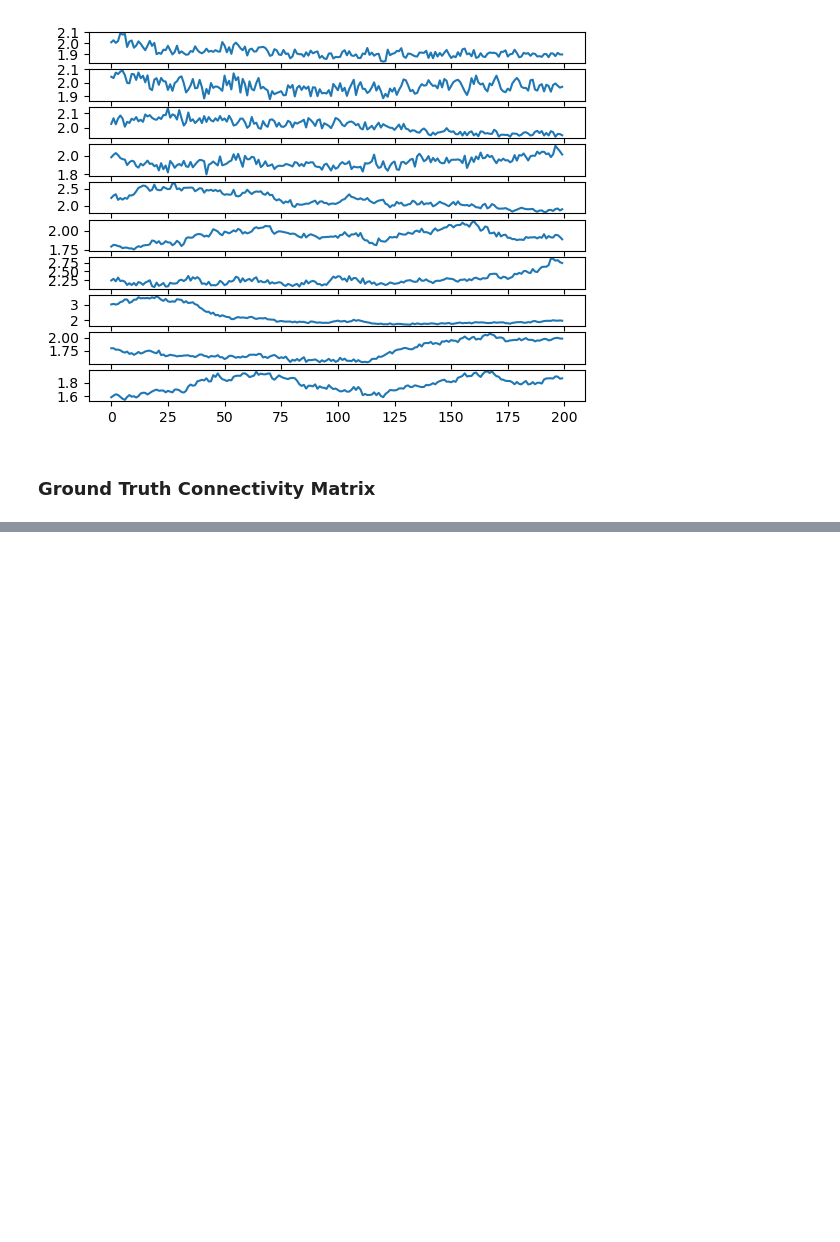
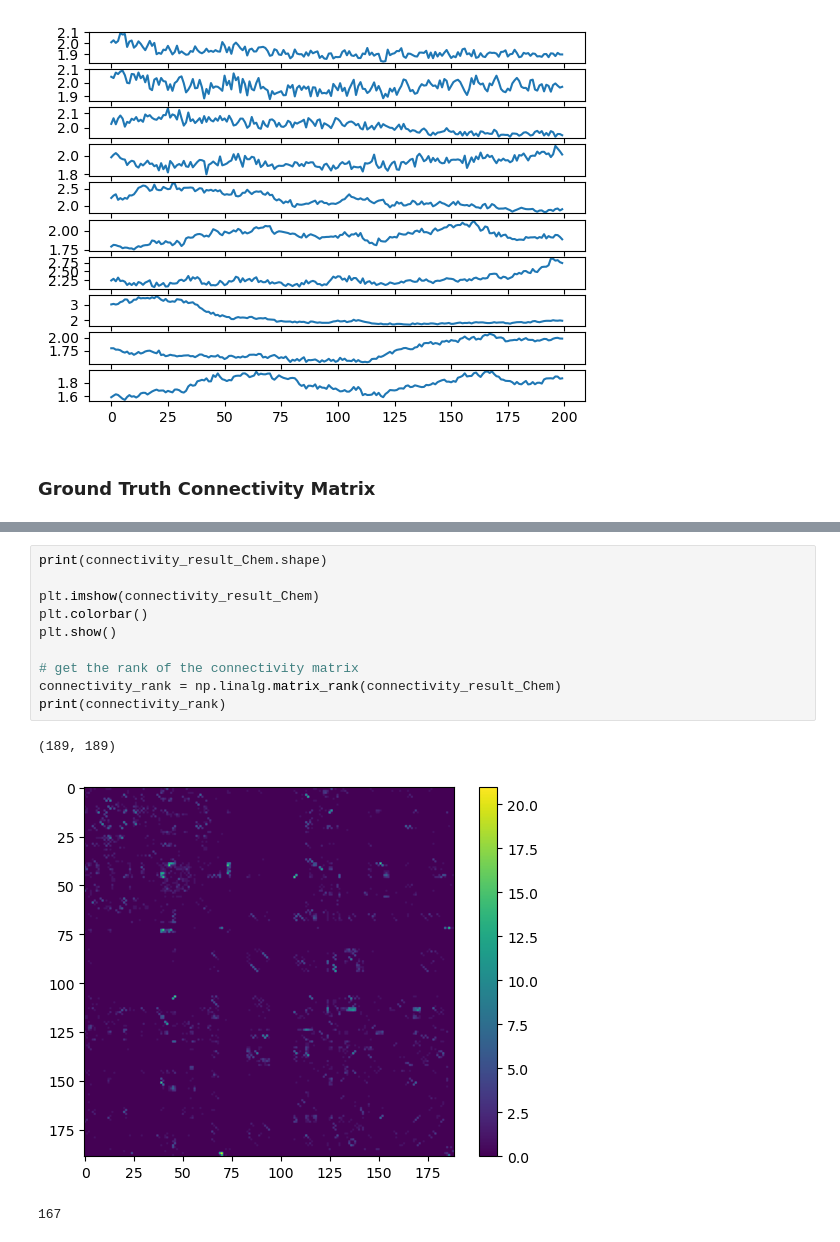
Before and after one commit to wuweizhang0723/func2graph, a Jupyter notebook: notebook/check_data/c_elegans_data.ipynb, the cells around one changed output, grey strips where cells are left out. Saved outputs shown, nothing was run; the diff lists cells and outputs as text; blank space fills up the shorter version.

```diff
--- a/notebook/check_data/c_elegans_data.ipynb
+++ b/notebook/check_data/c_elegans_data.ipynb
@@ -118,0 +182,14 @@ plt.show()
+# %%
+print(connectivity_result_Chem.shape)
+
+plt.imshow(connectivity_result_Chem)
+plt.colorbar()
+plt.show()
+
+# get the rank of the connectivity matrix
+connectivity_rank = np.linalg.matrix_rank(connectivity_result_Chem)
+print(connectivity_rank)
+# %% [output]
+(189, 189)
+[figure, added]
+167
```
Also changed, not shown: parts of 5 cells of this notebook, 2 other files.
